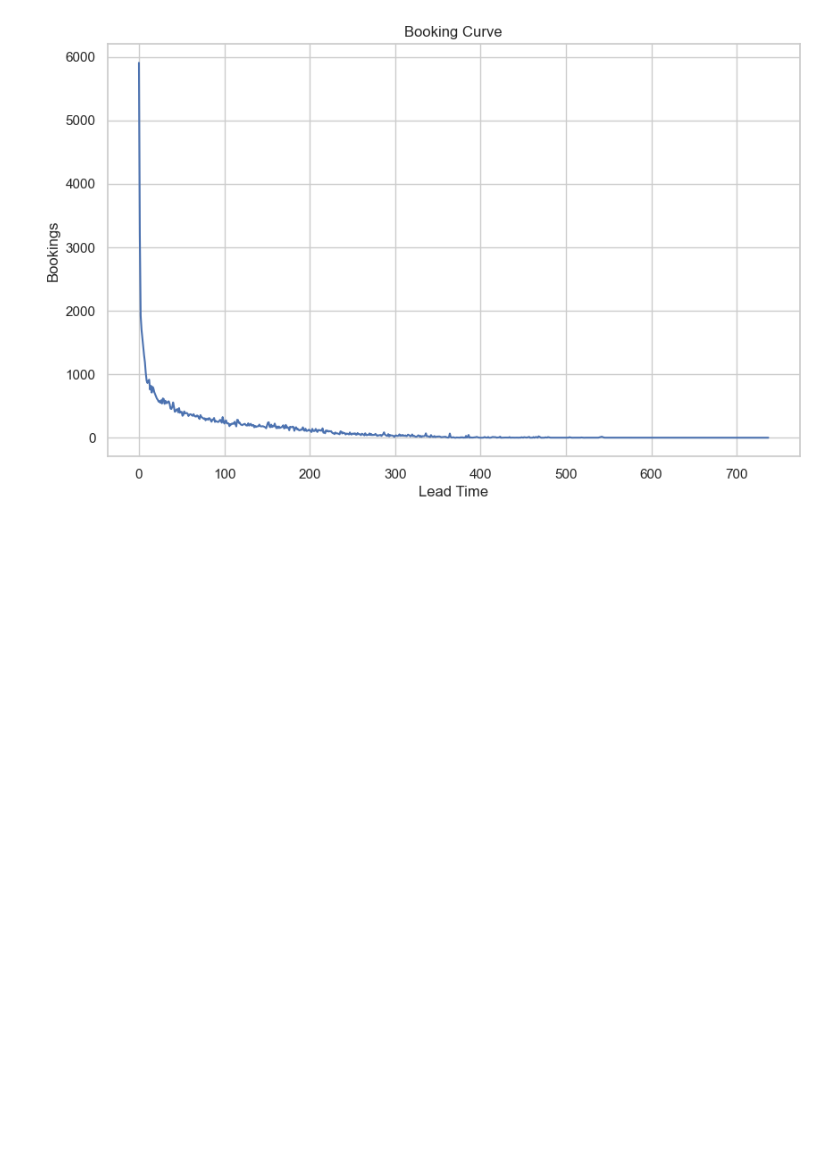
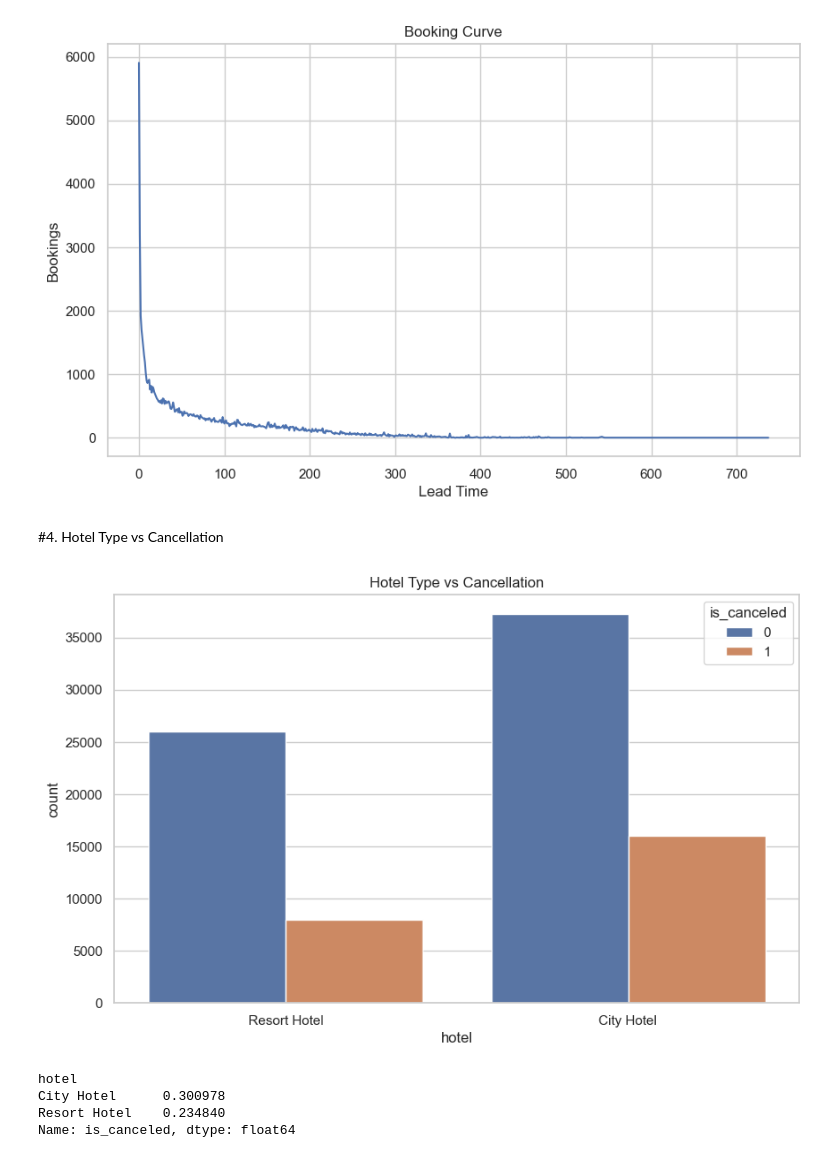
Before and after one commit to Jerolin911/Travel-Tourism-Hospitality-Customer-Retention-Analysis-Dynamic-Pricing, a Jupyter notebook: Project2_EDA.ipynb, the cells around one changed output. Cells and saved outputs as stored; diff of their text form; code cells hidden in the pictures; blank space fills up the shorter version.

Commit message:
Add files via upload
Added hotel type and pricing (ADR) analysis with cancellation insights

```diff
--- a/Project2_EDA.ipynb
+++ b/Project2_EDA.ipynb
@@ -77,3 +77,16 @@ plt.ylabel("Bookings")
 plt.show()
 # %% [output]
 [figure]
+# %% [markdown]
+#4. Hotel Type vs Cancellation
+# %%
+sns.countplot(x='hotel', hue='is_canceled', data=df)
+plt.title("Hotel Type vs Cancellation")
+plt.show()
+print(df.groupby('hotel')['is_canceled'].mean())
+# %% [output]
+[figure, added]
+hotel
+City Hotel      0.300978
+Resort Hotel    0.234840
+Name: is_canceled, dtype: float64
```
Also changed, not shown: parts of 4 cells of this notebook.
